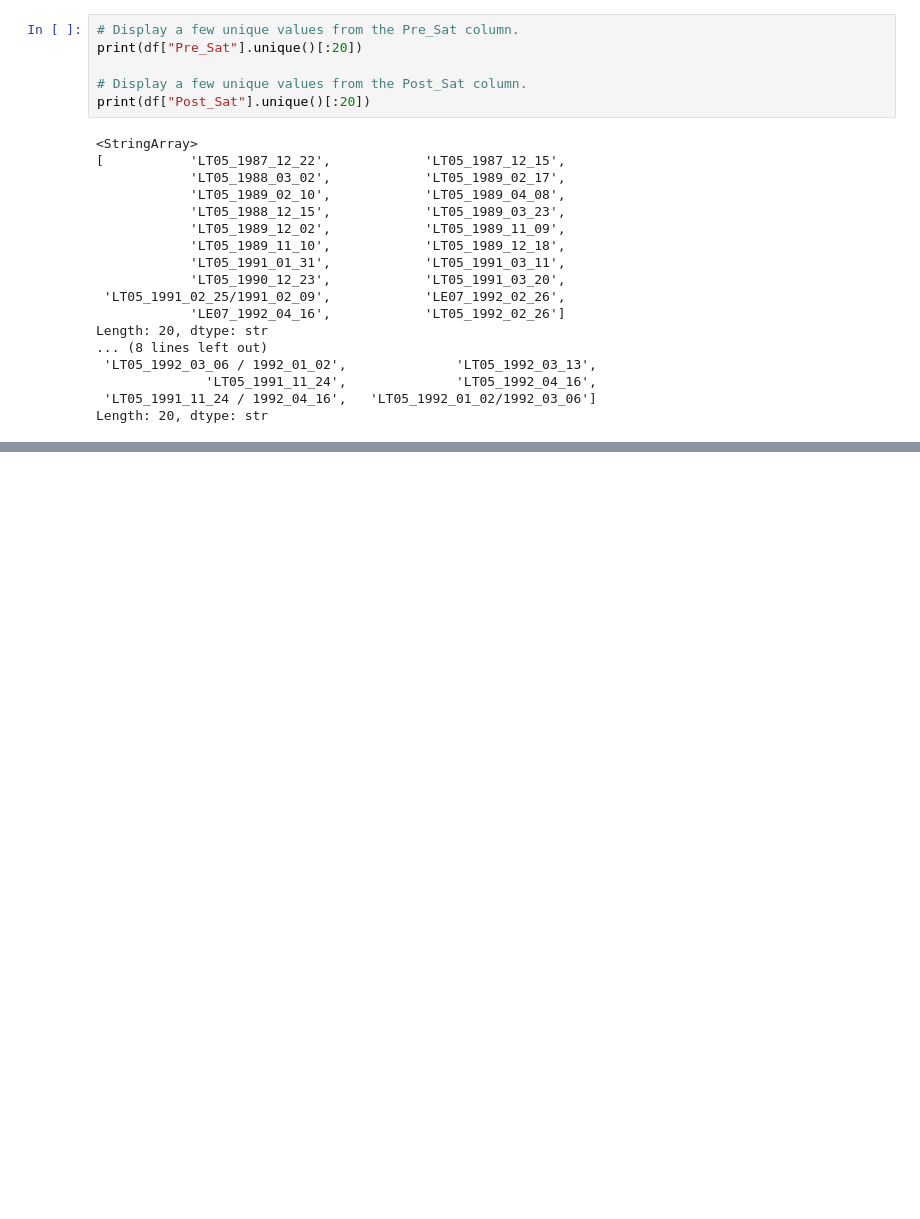
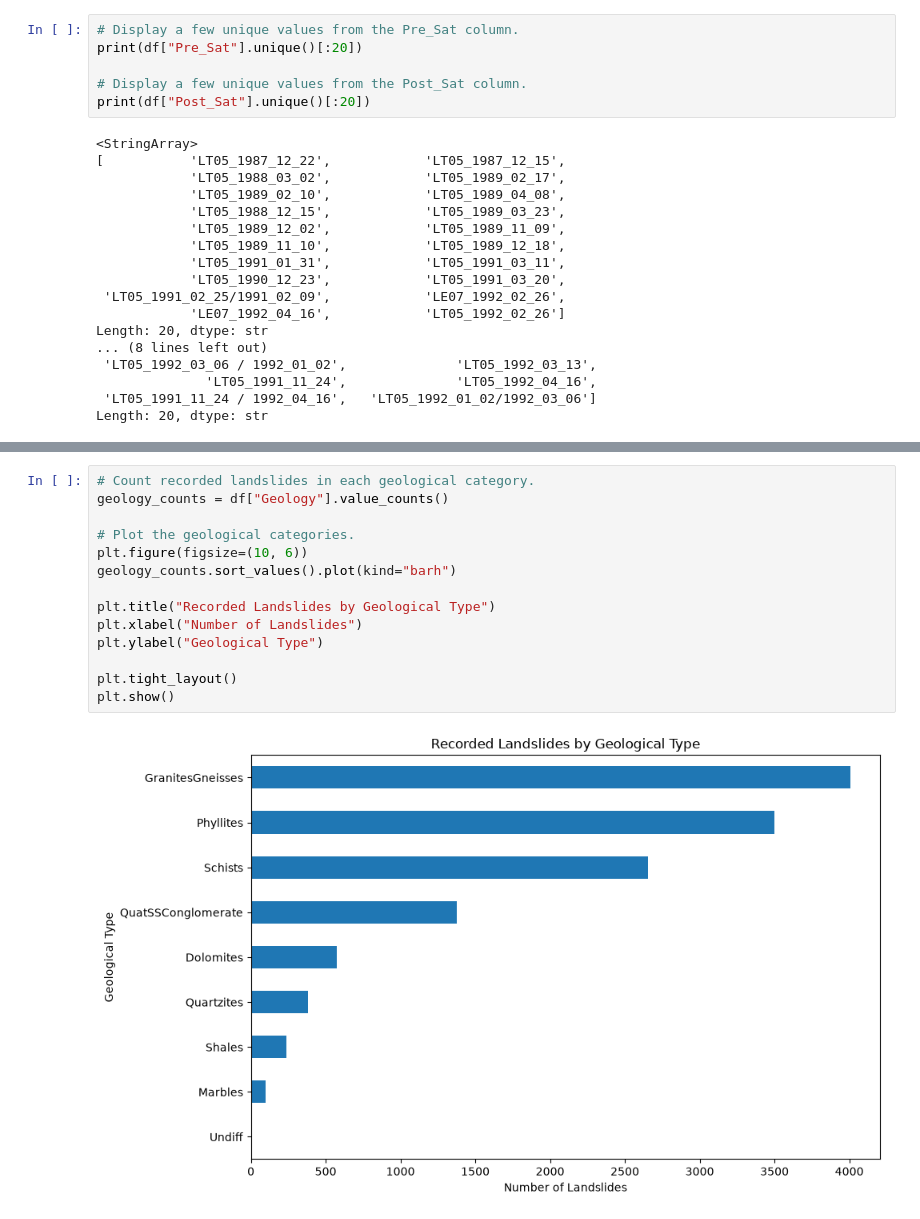
Before and after one commit to Prasuna-Pokharel/nepal-landslide-ml, a Jupyter notebook: notebooks/01_data_exploration.ipynb, the cells around one changed output, grey strips where cells are left out. Drawn from its saved outputs; the diff is of its cells as text; blank space fills up the shorter version.

```diff
--- a/notebooks/01_data_exploration.ipynb
+++ b/notebooks/01_data_exploration.ipynb
@@ -374,0 +621,16 @@ Length: 20, dtype: str
+# %%
+# Count recorded landslides in each geological category.
+geology_counts = df["Geology"].value_counts()
+
+# Plot the geological categories.
+plt.figure(figsize=(10, 6))
+geology_counts.sort_values().plot(kind="barh")
+
+plt.title("Recorded Landslides by Geological Type")
+plt.xlabel("Number of Landslides")
+plt.ylabel("Geological Type")
+
+plt.tight_layout()
+plt.show()
+# %% [output]
+[figure, added]
```
Also changed, not shown: parts of 43 cells of this notebook, 1 other file.
